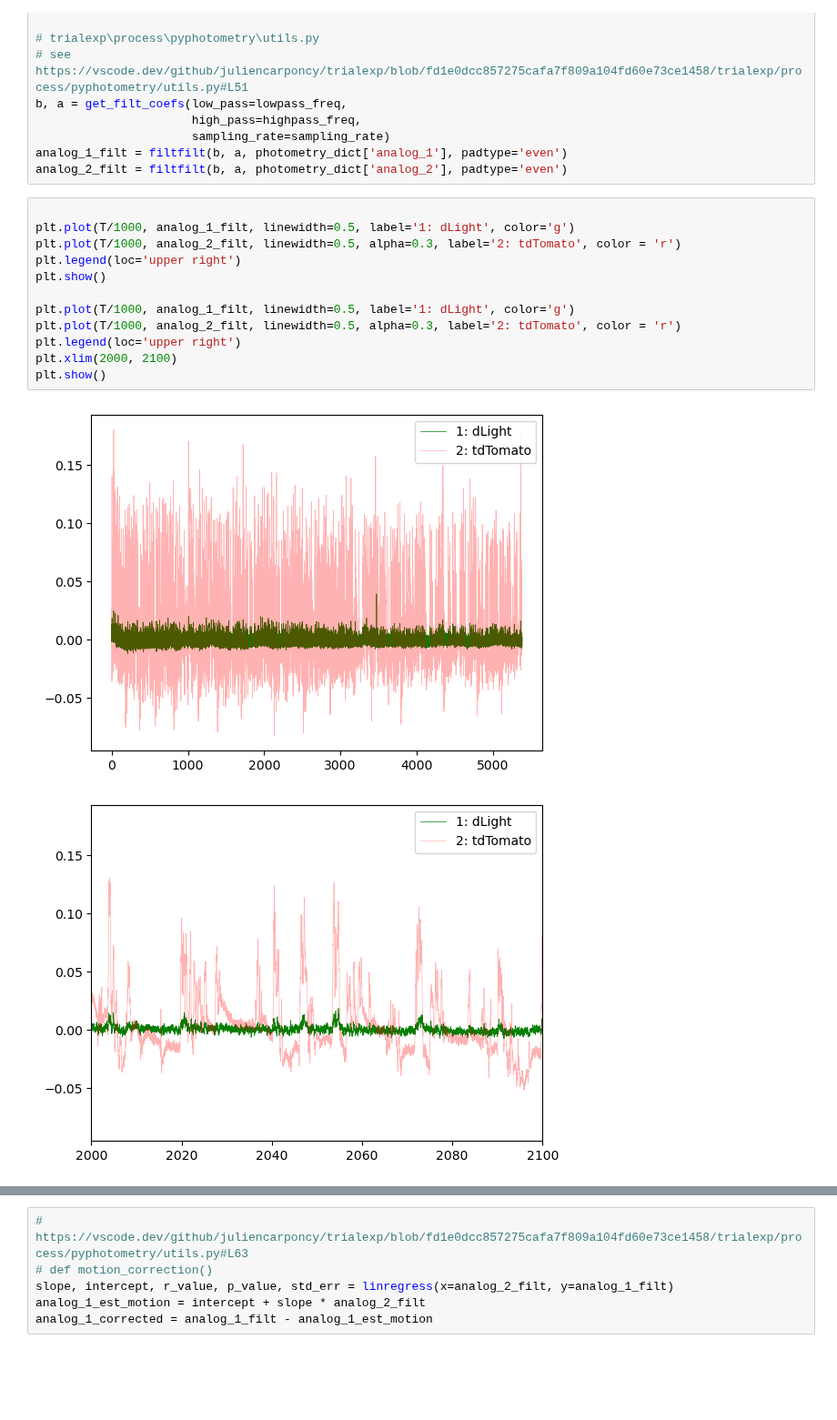
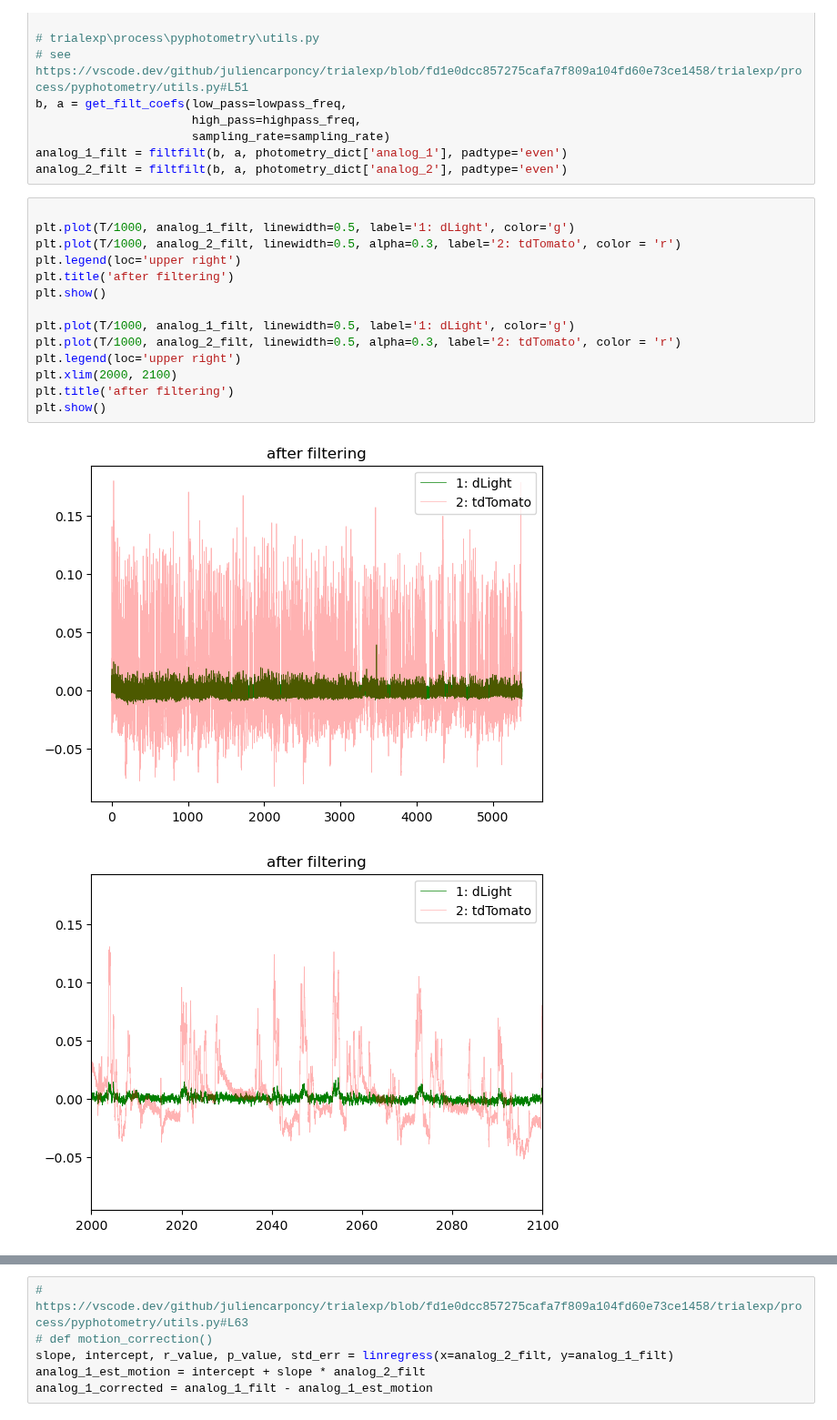
Before and after one commit to juliencarponcy/trialexp, a Jupyter notebook: notebooks/noncanonical/nb20230425_100000_Spike2Ppotometry.ipynb, the cells around one changed output, grey strips where cells are left out. Shown at 91% size. Drawn from its saved outputs; the diff is of its cells as text; blank space fills up the shorter version.

```diff
--- a/notebooks/noncanonical/nb20230425_100000_Spike2Ppotometry.ipynb
+++ b/notebooks/noncanonical/nb20230425_100000_Spike2Ppotometry.ipynb
@@ -571,15 +636,17 @@ analog_2_filt = filtfilt(b, a, photometry_dict['analog_2'], padtype='even')
 # %%
 
 plt.plot(T/1000, analog_1_filt, linewidth=0.5, label='1: dLight', color='g')
 plt.plot(T/1000, analog_2_filt, linewidth=0.5, alpha=0.3, label='2: tdTomato', color = 'r')
 plt.legend(loc='upper right')
+plt.title('after filtering')
 plt.show()
 
 plt.plot(T/1000, analog_1_filt, linewidth=0.5, label='1: dLight', color='g')
 plt.plot(T/1000, analog_2_filt, linewidth=0.5, alpha=0.3, label='2: tdTomato', color = 'r')
 plt.legend(loc='upper right')
 plt.xlim(2000, 2100)
+plt.title('after filtering')
 plt.show()
 # %% [output]
-[figure, old version]
+[figure, new version]
-[figure, old version]
+[figure, new version]
```
Also changed, not shown: parts of 13 cells of this notebook, 1 other file.
